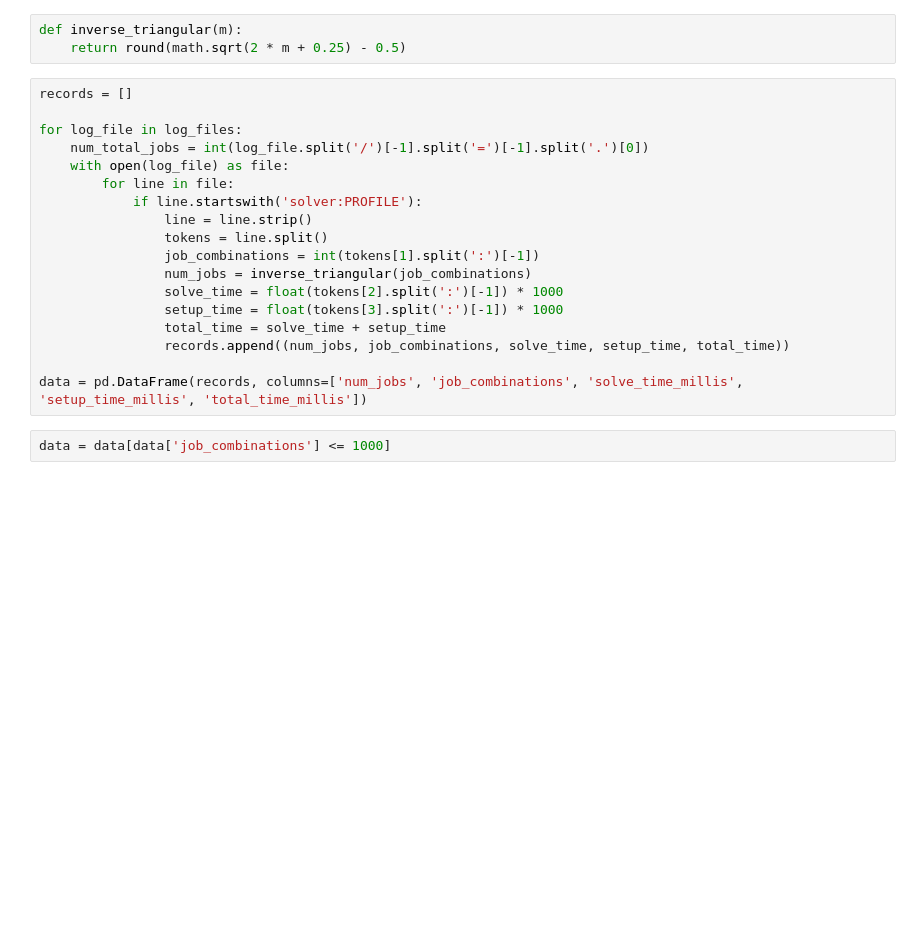
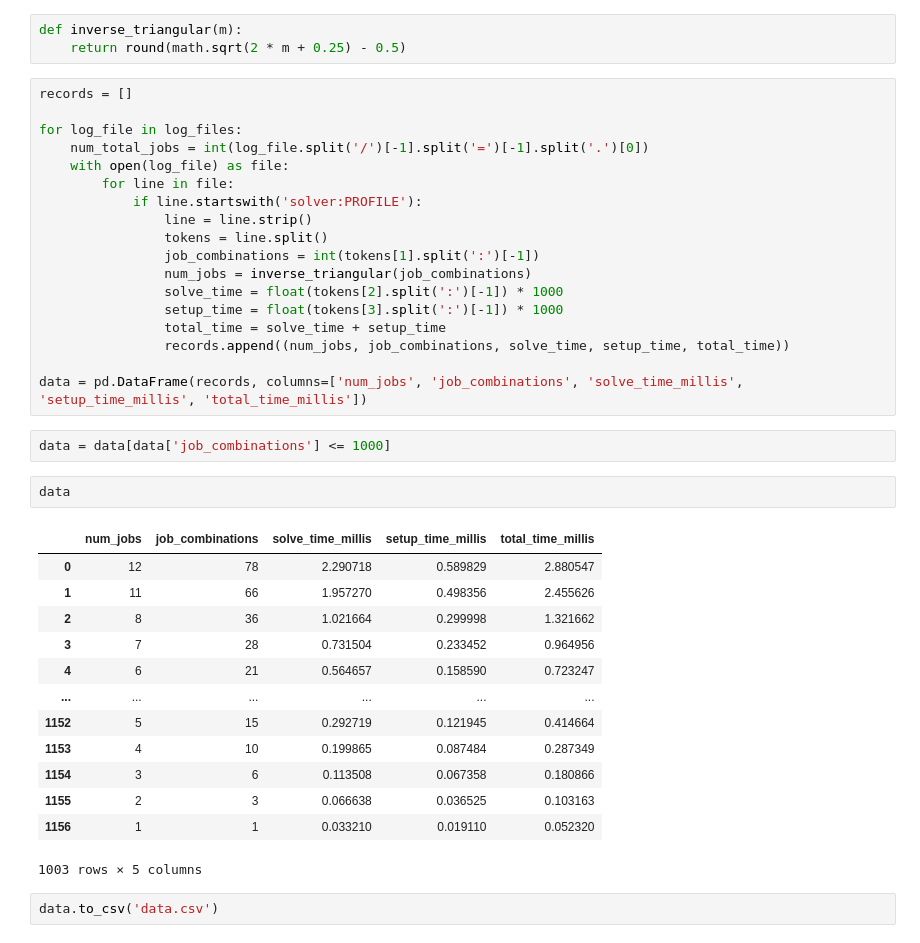
Before and after one commit to tareqmahmood/gavel, a Jupyter notebook: scheduler/profile/solver/max_min_fairness_packed/analyze.ipynb, the cells around one changed output. Drawn from its saved outputs; the diff is of its cells as text; blank space fills up the shorter version.

```diff
--- a/scheduler/profile/solver/max_min_fairness_packed/analyze.ipynb
+++ b/scheduler/profile/solver/max_min_fairness_packed/analyze.ipynb
@@ -40,4 +40,22 @@ for log_file in log_files:
 data = pd.DataFrame(records, columns=['num_jobs', 'job_combinations', 'solve_time_millis', 'setup_time_millis', 'total_time_millis'])
 # %%
 data = data[data['job_combinations'] <= 1000]
+# %%
+data
+# %% [output]
+|  | num_jobs | job_combinations | solve_time_millis | setup_time_millis | total_time_millis |
+| 0 | 12 | 78 | 2.290718 | 0.589829 | 2.880547 |
+| 1 | 11 | 66 | 1.957270 | 0.498356 | 2.455626 |
+| 2 | 8 | 36 | 1.021664 | 0.299998 | 1.321662 |
+| 3 | 7 | 28 | 0.731504 | 0.233452 | 0.964956 |
+| 4 | 6 | 21 | 0.564657 | 0.158590 | 0.723247 |
+| ... | ... | ... | ... | ... | ... |
+| 1152 | 5 | 15 | 0.292719 | 0.121945 | 0.414664 |
+| 1153 | 4 | 10 | 0.199865 | 0.087484 | 0.287349 |
+| 1154 | 3 | 6 | 0.113508 | 0.067358 | 0.180866 |
+| 1155 | 2 | 3 | 0.066638 | 0.036525 | 0.103163 |
+| 1156 | 1 | 1 | 0.033210 | 0.019110 | 0.052320 |
+1003 rows × 5 columns
+# %%
+data.to_csv('data.csv')
 # %%
```
Also changed, not shown: parts of 2 cells of this notebook, 1 other file.
